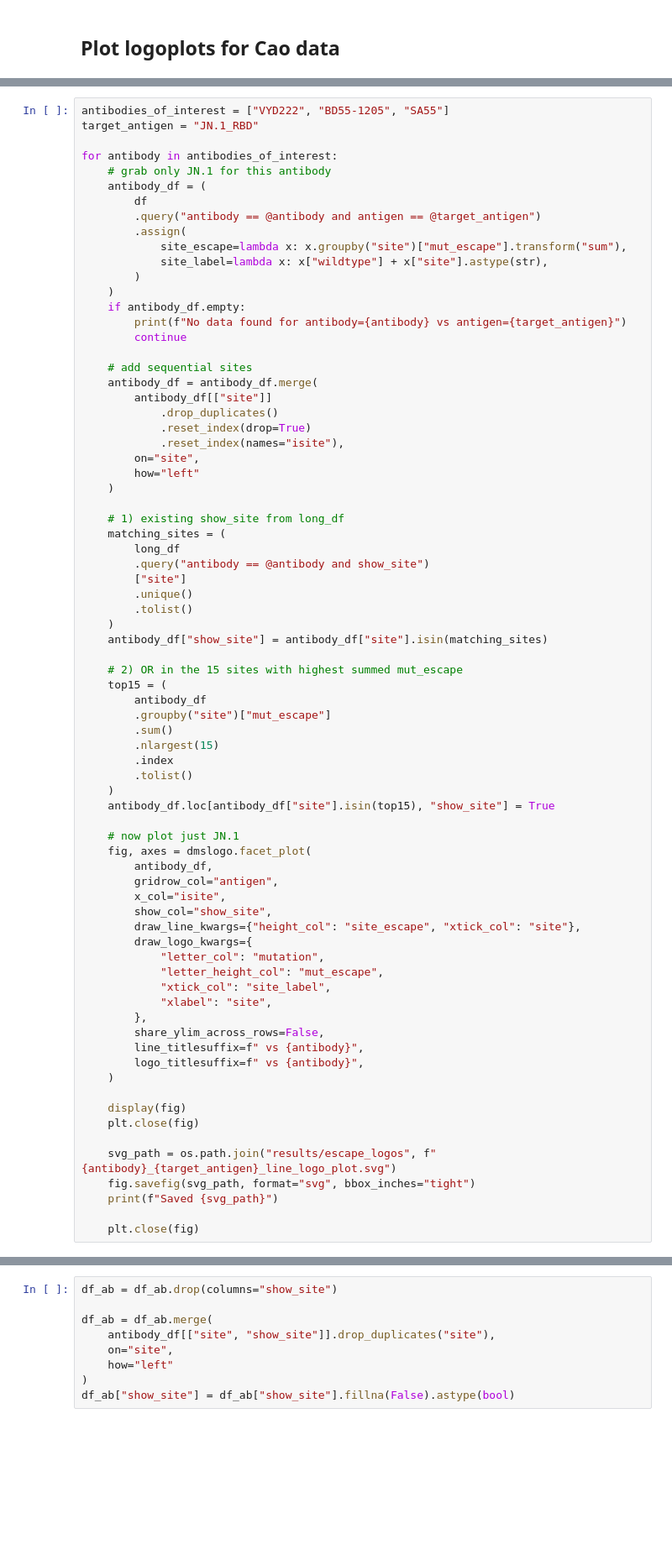
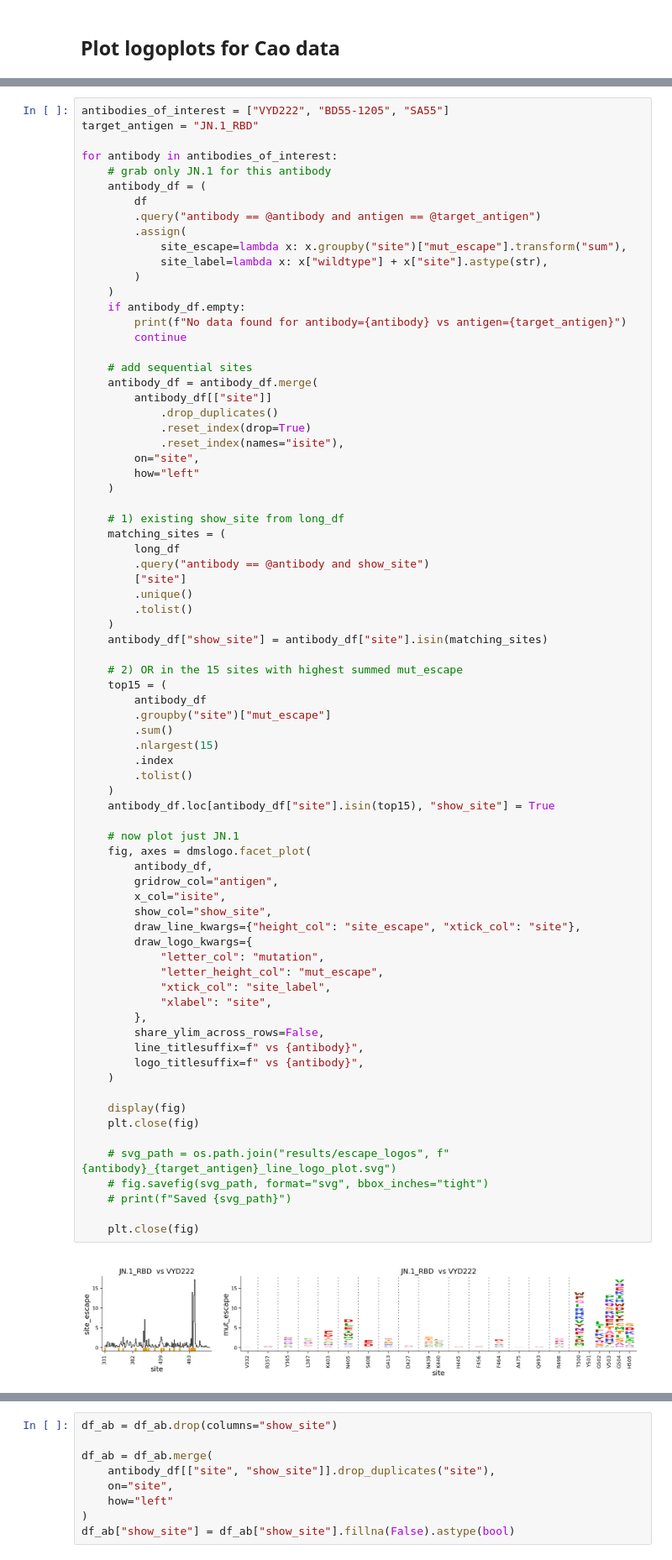
Before and after one commit to dms-vep/SARS-CoV-2_KP.3.1.1_spike_DMS_avidity, a Jupyter notebook: notebooks/escape_logoplots_for_key_sites.py.ipynb, the cells around one changed output, grey strips where cells are left out. Shown: that part at 84% size. Cells and saved outputs as stored; diff of their text form; blank space fills up the shorter version.

```diff
--- a/notebooks/escape_logoplots_for_key_sites.py.ipynb
+++ b/notebooks/escape_logoplots_for_key_sites.py.ipynb
@@ -226,33 +240,35 @@ for antibody in antibodies_of_interest:
         .sum()
         .nlargest(15)
         .index
         .tolist()
     )
     antibody_df.loc[antibody_df["site"].isin(top15), "show_site"] = True
 
     # now plot just JN.1
     fig, axes = dmslogo.facet_plot(
         antibody_df,
         gridrow_col="antigen",
         x_col="isite",
         show_col="show_site",
         draw_line_kwargs={"height_col": "site_escape", "xtick_col": "site"},
         draw_logo_kwargs={
             "letter_col": "mutation",
             "letter_height_col": "mut_escape",
             "xtick_col": "site_label",
             "xlabel": "site",
         },
         share_ylim_across_rows=False,
         line_titlesuffix=f" vs {antibody}",
         logo_titlesuffix=f" vs {antibody}",
     )
 
     display(fig)
     plt.close(fig)
 
-    svg_path = os.path.join("results/escape_logos", f"{antibody}_{target_antigen}_line_logo_plot.svg")
-    fig.savefig(svg_path, format="svg", bbox_inches="tight")
-    print(f"Saved {svg_path}")
+    # svg_path = os.path.join("results/escape_logos", f"{antibody}_{target_antigen}_line_logo_plot.svg")
+    # fig.savefig(svg_path, format="svg", bbox_inches="tight")
+    # print(f"Saved {svg_path}")
 
     plt.close(fig)
+# %% [output]
+[figure, added]
```
Also changed, not shown: parts of 8 cells of this notebook, 6 other files.
